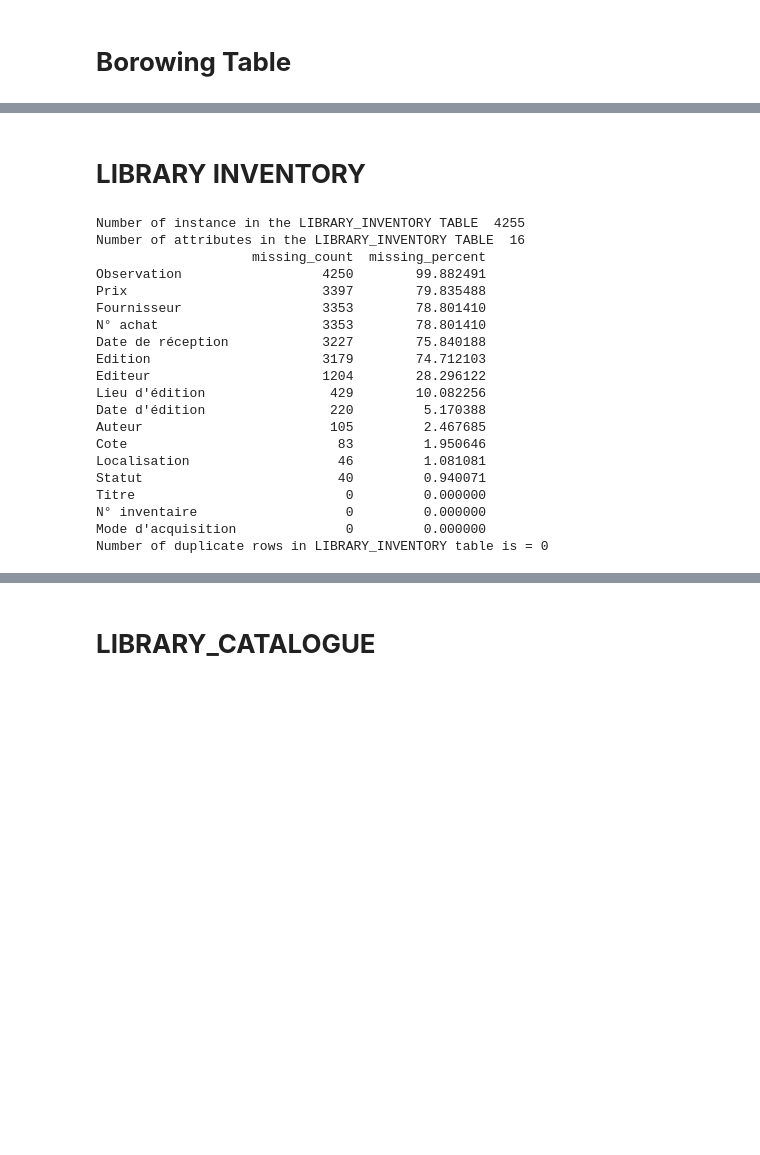
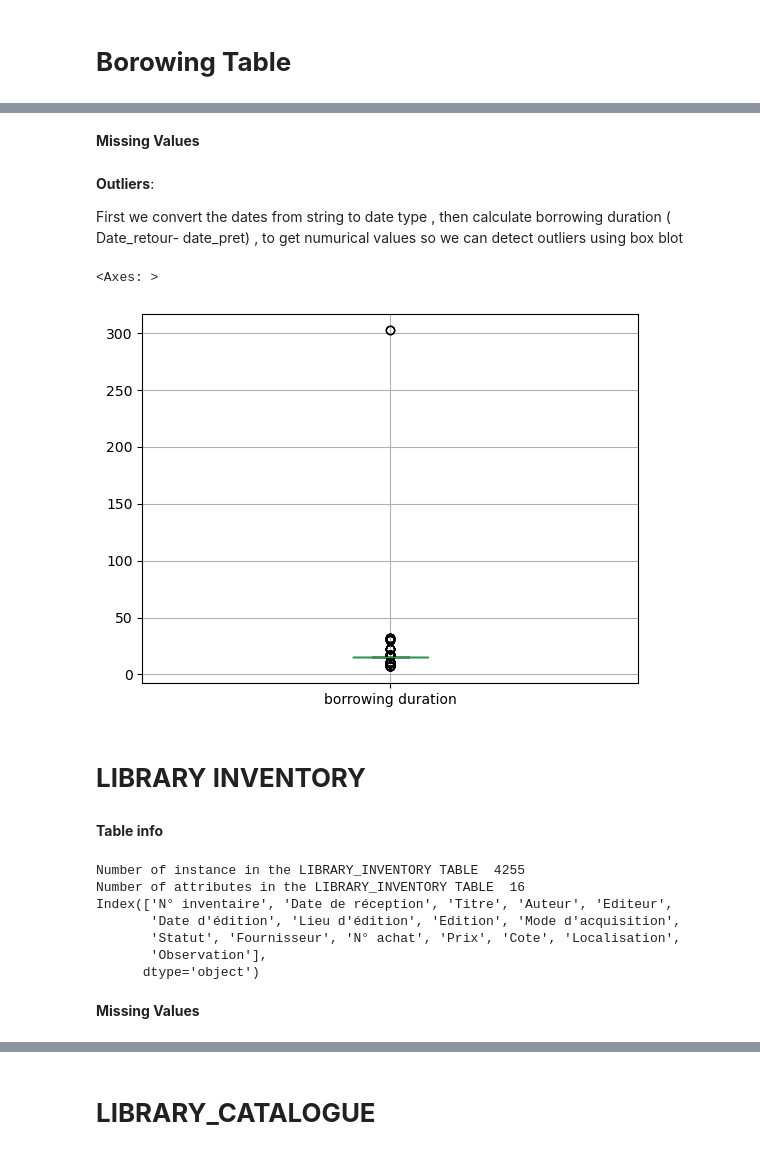
Before and after one commit to TI1307/DM_Project, a Jupyter notebook: notebooks/cleaning.ipynb, the cells around one changed output, grey strips where cells are left out. Saved outputs shown, nothing was run; the diff lists cells and outputs as text; code cells hidden in the pictures; blank space fills up the shorter version.

Commit message:
add outliers detection

```diff
--- a/notebooks/cleaning.ipynb
+++ b/notebooks/cleaning.ipynb
@@ -121,0 +141,2 @@ Number of duplicate rows in BORROWINGS TABLE  table is = 0
+# %% [markdown]
+**Missing Values**
@@ -121,0 +149,16 @@ Number of duplicate rows in BORROWINGS TABLE  table is = 0
+# %%
+# we drop Date réservation because more then 60% (98%) of its value is missing
+BORROWINGS=BORROWINGS.drop(['Date réservation'],axis=1)
+# %% [markdown]
+**Outliers**:
+
+First we convert the dates from string to date type , then calculate borrowing duration ( Date_retour- date_pret) , to get numurical values so we can detect outliers using box blot
+# %%
+borrowing_duration(BORROWINGS,'Date prêt','Date retour')
+BORROWINGS = BORROWINGS.drop(['Date prêt', 'Date retour'], axis=1)
+print(BORROWINGS.head())
+# %%
+BORROWINGS.boxplot(column='borrowing duration')
+# %% [output]
+<Axes: >
+[figure, added]
@@ -122,35 +167,21 @@ Number of duplicate rows in BORROWINGS TABLE  table is = 0
 # %% [markdown]
 # **LIBRARY INVENTORY**
+# %% [markdown]
+**Table info**
 # %%
 # Cleaningg the LIBRARY INVENTORY table
 # table name : LIBRARY_INVENTORY
 
 print ('Number of instance in the LIBRARY_INVENTORY TABLE ' , (LIBRARY_INVENTORY.shape[0]))
 print ('Number of attributes in the LIBRARY_INVENTORY TABLE ' , (LIBRARY_INVENTORY.shape[1]))
-
-# summery about missing values :
-print(missing_values_summary(LIBRARY_INVENTORY))
-
-#check duplicate :
-checkDuplicat(LIBRARY_INVENTORY, "LIBRARY_INVENTORY")
+print(LIBRARY_INVENTORY.columns)
 # %% [output]
 Number of instance in the LIBRARY_INVENTORY TABLE  4255
 Number of attributes in the LIBRARY_INVENTORY TABLE  16
-                    missing_count  missing_percent
-Observation                  4250        99.882491
-Prix                         3397        79.835488
-Fournisseur                  3353        78.801410
-N° achat                     3353        78.801410
-Date de réception            3227        75.840188
-Edition                      3179        74.712103
-Editeur                      1204        28.296122
-Lieu d'édition                429        10.082256
-Date d'édition                220         5.170388
-Auteur                        105         2.467685
-Cote                           83         1.950646
-Localisation                   46         1.081081
-Statut                         40         0.940071
-Titre                           0         0.000000
-N° inventaire                   0         0.000000
-Mode d'acquisition              0         0.000000
-Number of duplicate rows in LIBRARY_INVENTORY table is = 0
+Index(['N° inventaire', 'Date de réception', 'Titre', 'Auteur', 'Editeur',
+       'Date d'édition', 'Lieu d'édition', 'Edition', 'Mode d'acquisition',
+       'Statut', 'Fournisseur', 'N° achat', 'Prix', 'Cote', 'Localisation',
+       'Observation'],
+      dtype='object')
+# %% [markdown]
+**Missing Values**
```
Also changed, not shown: parts of 20 cells of this notebook.
